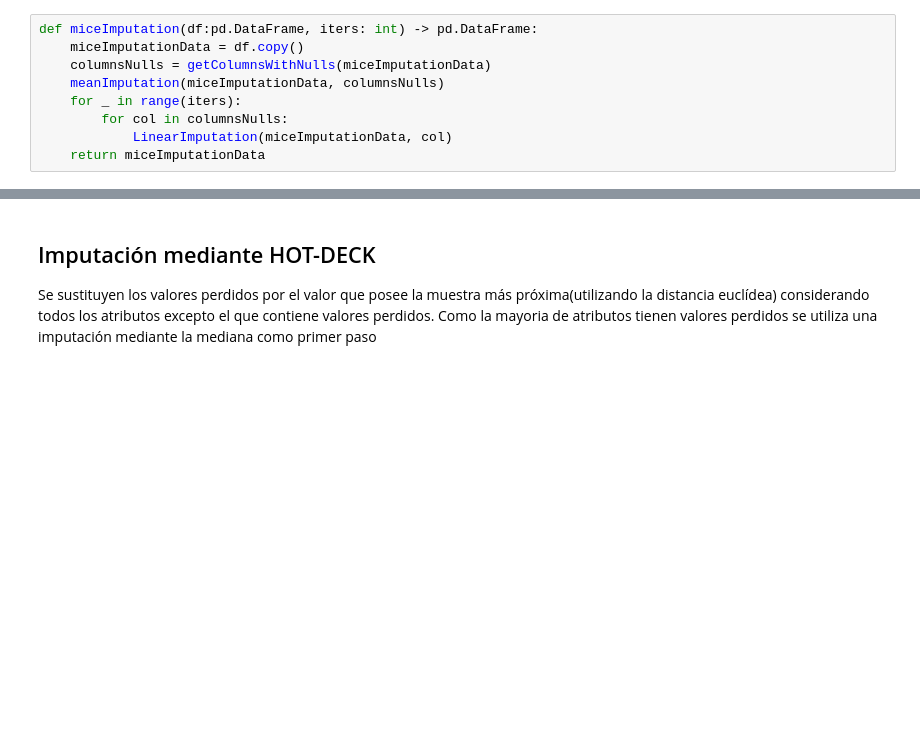
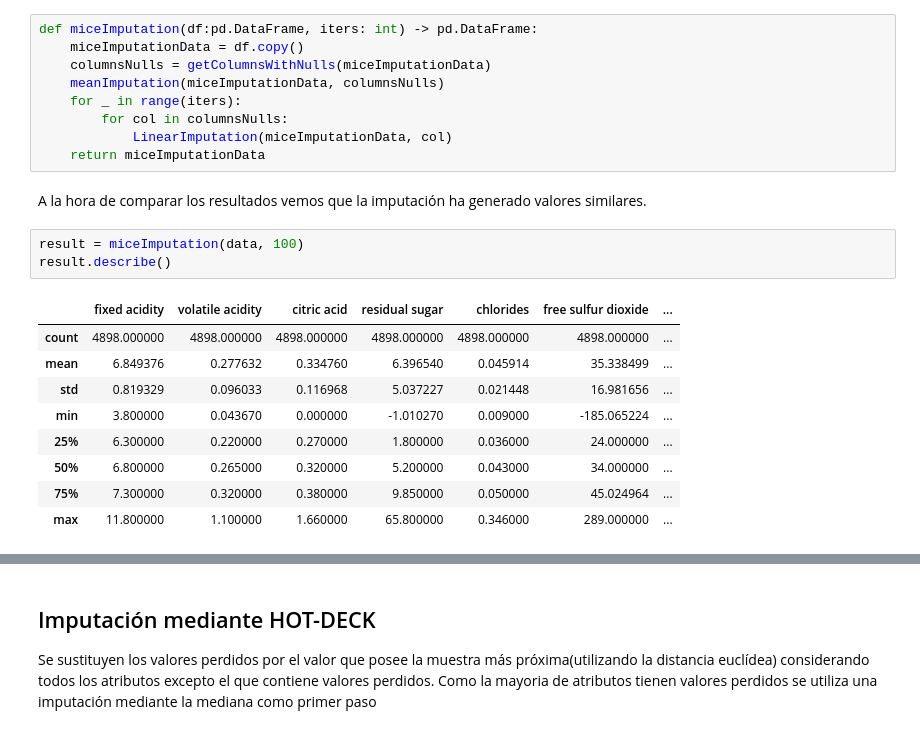
Before and after one commit to miguel-kjh/Research-on-data-imputation-methods, a Jupyter notebook: imputationComparison.ipynb, the cells around one changed output, grey strips where cells are left out. Saved outputs shown, nothing was run; the diff lists cells and outputs as text; blank space fills up the shorter version.

```diff
--- a/imputationComparison.ipynb
+++ b/imputationComparison.ipynb
@@ -151,3 +152,18 @@ def miceImputation(df:pd.DataFrame, iters: int) -> pd.DataFrame:
         for col in columnsNulls:
             LinearImputation(miceImputationData, col)
     return miceImputationData
+# %% [markdown]
+A la hora de comparar los resultados vemos que la imputación ha generado valores similares.
+# %%
+result = miceImputation(data, 100)
+result.describe()
+# %% [output]
+|  | fixed acidity | volatile acidity | citric acid | residual sugar | chlorides | free sulfur dioxide | ... |
+| count | 4898.000000 | 4898.000000 | 4898.000000 | 4898.000000 | 4898.000000 | 4898.000000 | ... |
+| mean | 6.849376 | 0.277632 | 0.334760 | 6.396540 | 0.045914 | 35.338499 | ... |
+| std | 0.819329 | 0.096033 | 0.116968 | 5.037227 | 0.021448 | 16.981656 | ... |
+| min | 3.800000 | 0.043670 | 0.000000 | -1.010270 | 0.009000 | -185.065224 | ... |
+| 25% | 6.300000 | 0.220000 | 0.270000 | 1.800000 | 0.036000 | 24.000000 | ... |
+| 50% | 6.800000 | 0.265000 | 0.320000 | 5.200000 | 0.043000 | 34.000000 | ... |
+| 75% | 7.300000 | 0.320000 | 0.380000 | 9.850000 | 0.050000 | 45.024964 | ... |
+| max | 11.800000 | 1.100000 | 1.660000 | 65.800000 | 0.346000 | 289.000000 | ... |
```
Also changed, not shown: parts of 15 cells of this notebook.
